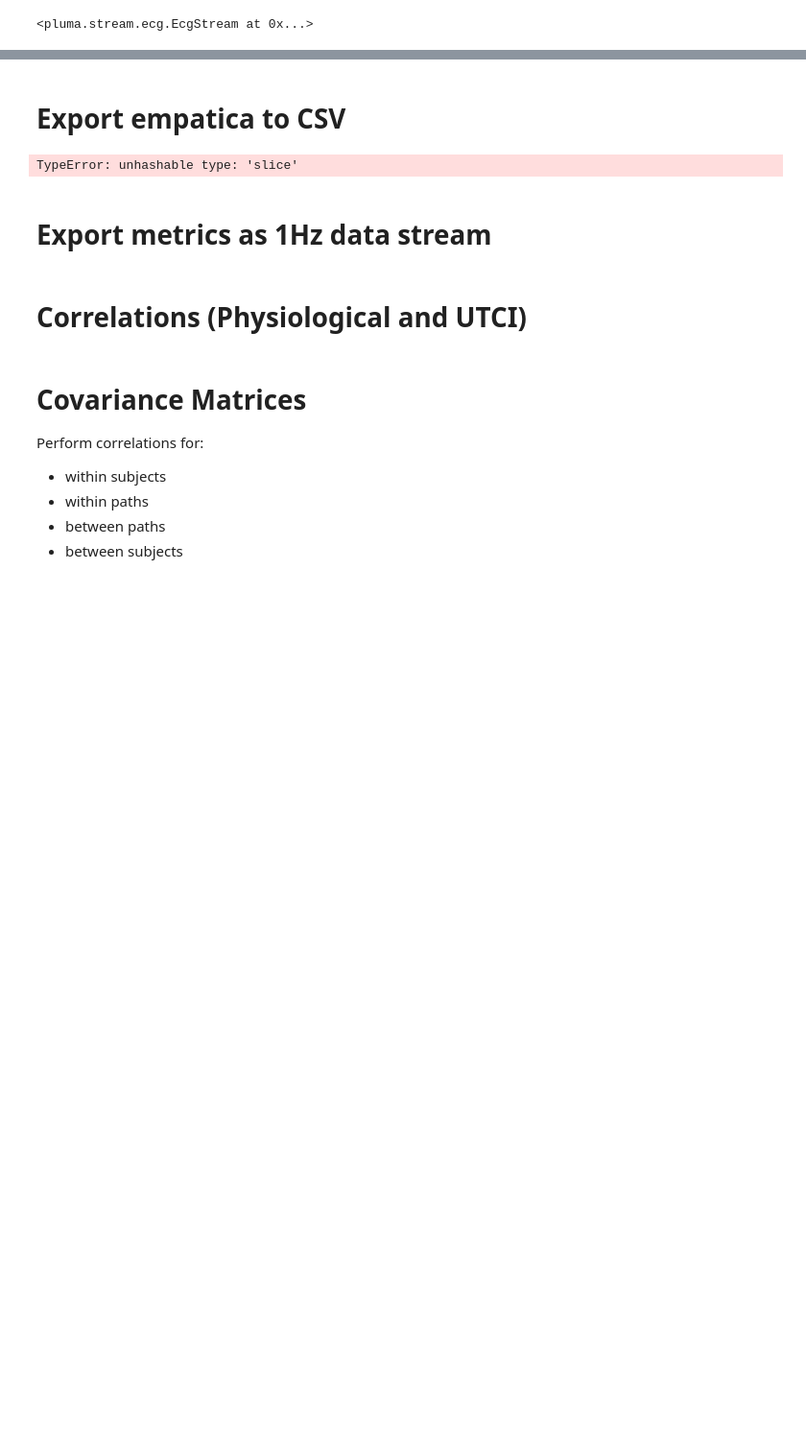
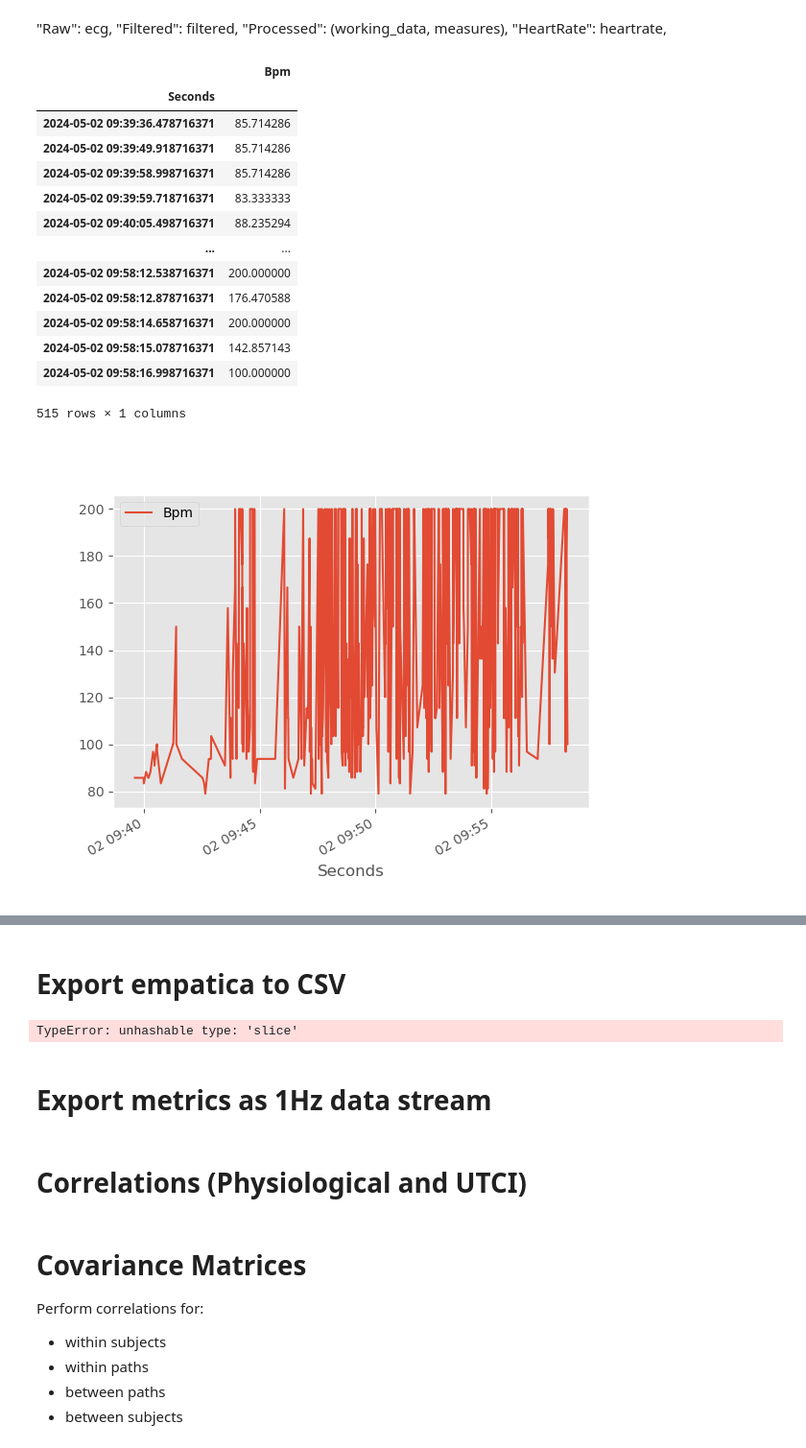
Before and after one commit to emotional-cities/notebooks, a Jupyter notebook: src/ingestion/process_stress.ipynb, the cells around one changed output, grey strips where cells are left out. Shown at 96% size. Saved outputs shown, nothing was run; the diff lists cells and outputs as text; code cells hidden in the pictures; blank space fills up the shorter version.

```diff
--- a/src/ingestion/process_stress.ipynb
+++ b/src/ingestion/process_stress.ipynb
@@ -30,4 +34,24 @@ Failed Stream Harp stream from device           TK, stream GPS_HasFix(232): Inpu
+# %% [markdown]
+"Raw": ecg,
+                "Filtered": filtered,
+                "Processed": (working_data, measures),
+                "HeartRate": heartrate,
 # %%
-datapicker.dataset.streams.BioData.ECG
+datapicker.dataset.streams.BioData.ECG.data.HeartRate.plot()
+datapicker.dataset.streams.BioData.ECG.data.HeartRate
 # %% [output]
+|  | Bpm |
+| Seconds |  |
+| 2024-05-02 09:39:36.478716371 | 85.714286 |
+| 2024-05-02 09:39:49.918716371 | 85.714286 |
+| 2024-05-02 09:39:58.998716371 | 85.714286 |
+| 2024-05-02 09:39:59.718716371 | 83.333333 |
+| 2024-05-02 09:40:05.498716371 | 88.235294 |
+| ... | ... |
+| 2024-05-02 09:58:12.538716371 | 200.000000 |
+| 2024-05-02 09:58:12.878716371 | 176.470588 |
+| 2024-05-02 09:58:14.658716371 | 200.000000 |
+| 2024-05-02 09:58:15.078716371 | 142.857143 |
+| 2024-05-02 09:58:16.998716371 | 100.000000 |
-<pluma.stream.ecg.EcgStream at 0x...>
+515 rows × 1 columns
+[figure, added]
```
Also changed, not shown: parts of 4 cells of this notebook, 8 other files.
